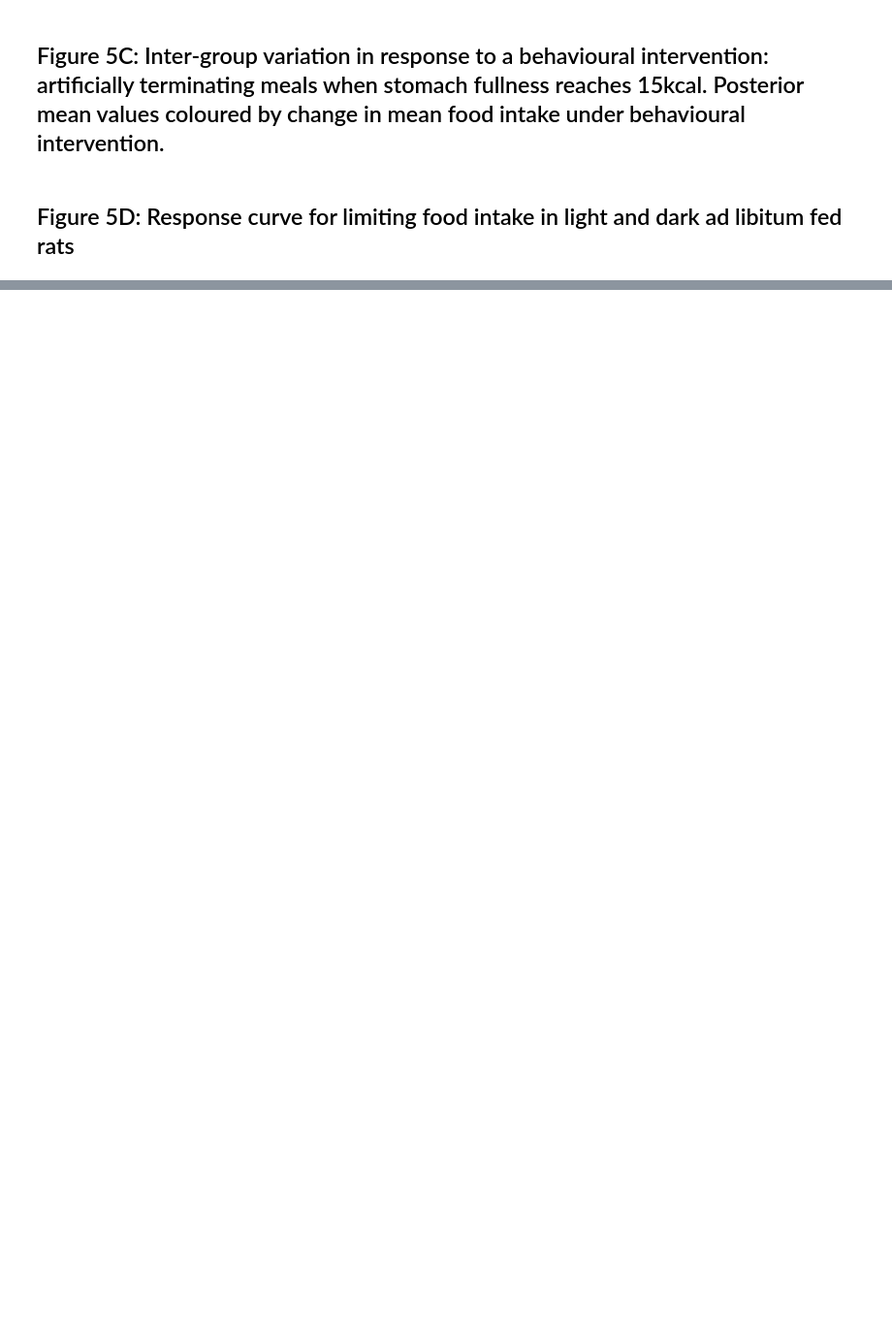
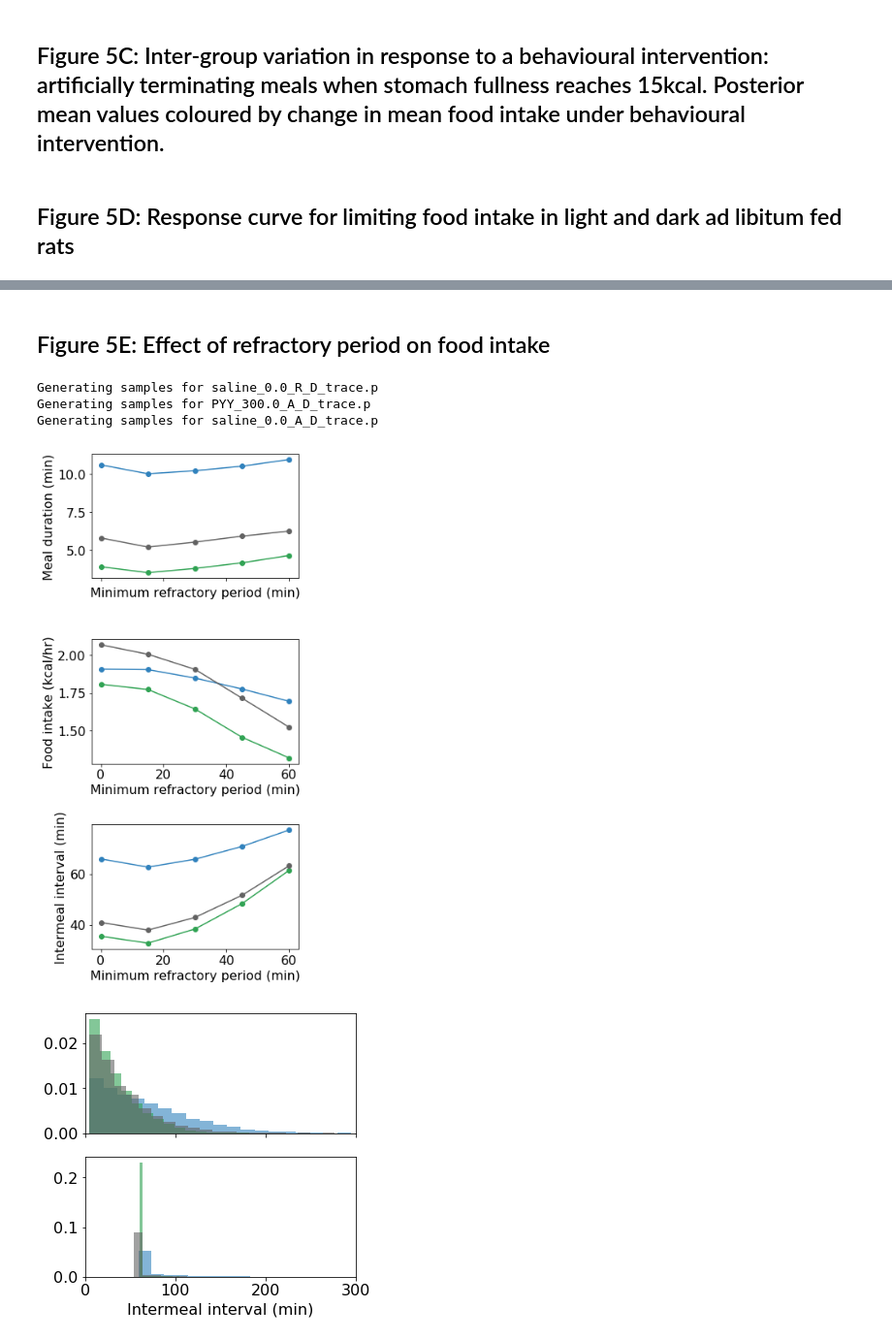
Before and after one commit to tomMcGrath/bayesian_feeding, a Jupyter notebook: Figure5.ipynb, the cells around one changed output, grey strips where cells are left out. Shown at 97% size. Saved outputs shown, nothing was run; the diff lists cells and outputs as text; code cells hidden in the pictures; blank space fills up the shorter version.

```diff
--- a/Figure5.ipynb
+++ b/Figure5.ipynb
@@ -163,0 +170,64 @@ plt.show()
+# %% [markdown]
+## Figure 5E: Effect of refractory period on food intake
+# %%
+reload(plots)
+reload(helpers)
+import fwd_sample as fs
+reload(fs)
+
+"""
+indivs = ['saline_0.0_A_L_trace.p',
+          'saline_0.0_R_L_trace.p',
+          'PYY_1.5_R_L_trace.p',
+          'PYY_7.5_R_L_trace.p',
+          'PYY_300.0_R_L_trace.p']
+"""
+"""
+indivs = ['saline_0.0_R_L_trace.p',
+          'saline_0.0_A_L_trace.p',
+          'PYY_300.0_R_L_trace.p',
+          'LiCl_64.0_R_L_trace.p']
+"""
+
+indivs = ['saline_0.0_R_D_trace.p',
+          'PYY_300.0_A_D_trace.p',
+          'saline_0.0_A_D_trace.p']
+
+
+fig, axes, fig2, axes2 = plots.refractory_period(group_dict,
+                                                 indivs,
+                                                 np.linspace(60*0, 60*60, 5),
+                                                 num_samples=1000,
+                                                 duration=8*60*60,
+                                                 figsize=(5,9.75))
+
+axes[0].set_xlabel('Minimum refractory period (min)')
+axes[1].set_xlabel('Minimum refractory period (min)')
+axes[2].set_xlabel('Minimum refractory period (min)')
+
+axes[0].set_ylabel('Meal duration (min)')
+axes[1].set_ylabel('Food intake (kcal/hr)')
+axes[2].set_ylabel('Intermeal interval (min)')
+
+
+axes[0].set_xticklabels([])
+#axes[1].set_xticklabels([])
+
+
+axes2[0].set_xlim([0, 300])
+axes2[1].set_xlim([0, 300])
+axes2[0].set_xticklabels([])
+axes2[1].set_xlabel('Intermeal interval (min)')
+
+## Save figure
+fig.tight_layout()
+fig.savefig('figures/5E.svg')
+fig2.savefig('figures/5F.svg')
+
+plt.show()
+# %% [output]
+Generating samples for saline_0.0_R_D_trace.p
+Generating samples for PYY_300.0_A_D_trace.p
+Generating samples for saline_0.0_A_D_trace.p
+[figure, added]
+[figure, added]
```
Also changed, not shown: parts of 12 cells of this notebook, 10 other files.
